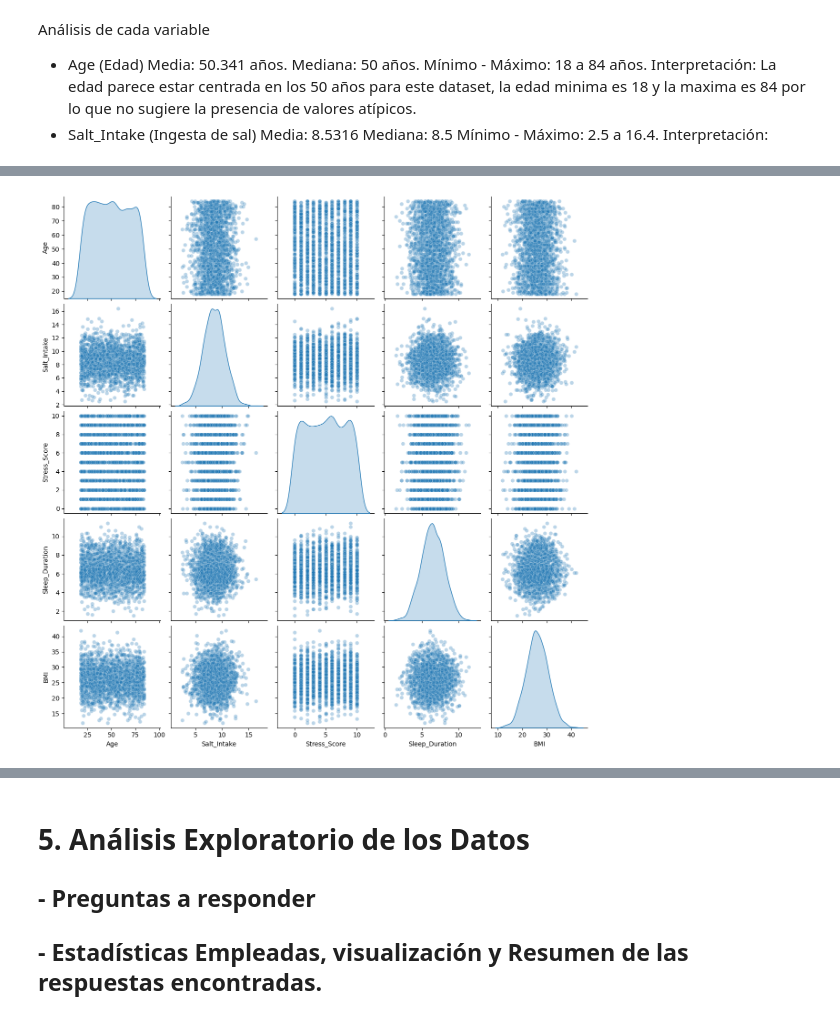
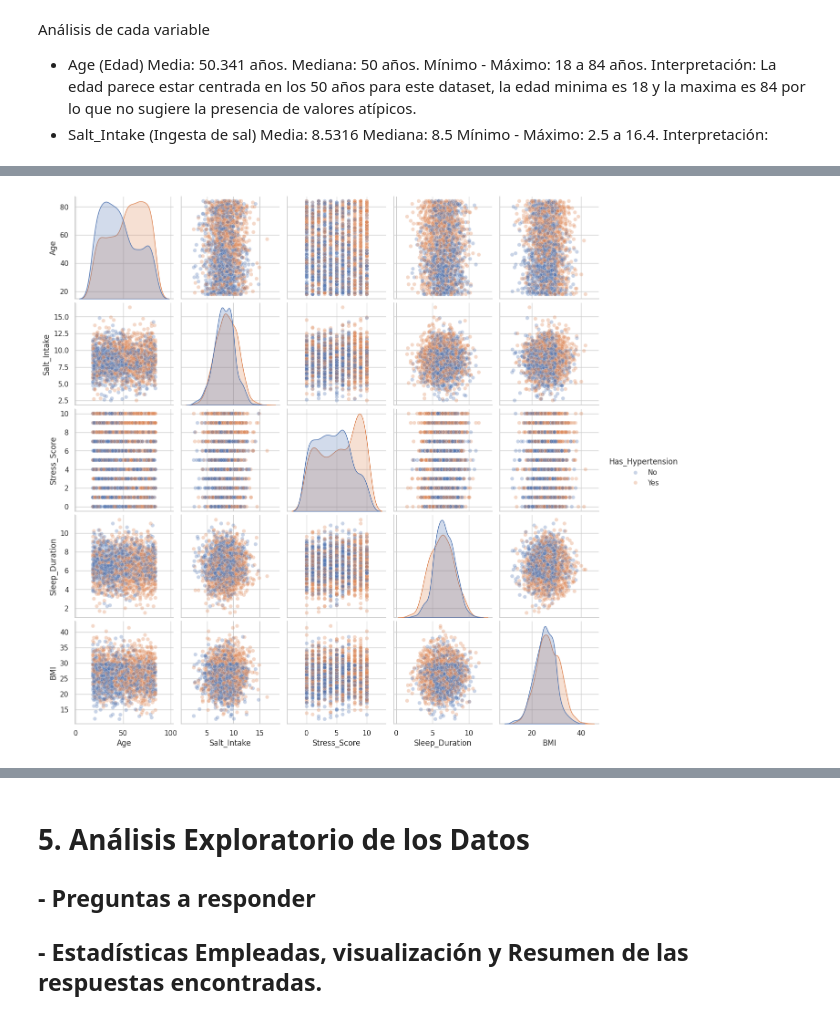
Before and after one commit to AleR26/ColabFiles, a Jupyter notebook: ProyectoProgADAP_263162.ipynb, the cells around one changed output, grey strips where cells are left out. Saved outputs shown, nothing was run; the diff lists cells and outputs as text; code cells hidden in the pictures.

```diff
--- a/ProyectoProgADAP_263162.ipynb
+++ b/ProyectoProgADAP_263162.ipynb
@@ -305,13 +308,15 @@ plt.show()
 # %%
+# Seleccionar solo las columnas numéricas
+numerical_cols = df.select_dtypes(include=['float64', 'int64']).columns.tolist()
 
-# Seleccionar solo las columnas numéricas
-numerical_cols = df.select_dtypes(include=['float64', 'int64']).columns
+# Add the 'Has_Hypertension' column to the list of columns for the pairplot
+plot_cols = numerical_cols + ['Has_Hypertension']
 
 # Crear un scatterplot para todas las combinaciones de variables numéricas
-sns.pairplot(df[numerical_cols], plot_kws={'alpha': 0.3}, diag_kind='kde')
+sns.pairplot(df[plot_cols], plot_kws={'alpha': 0.3}, hue='Has_Hypertension', diag_kind='kde')
 
 # Mostrar el gráfico
 plt.show()
 # %% [output]
-[figure, old version]
+[figure, new version]
 # %%
```
Also changed, not shown: parts of 8 cells of this notebook.
